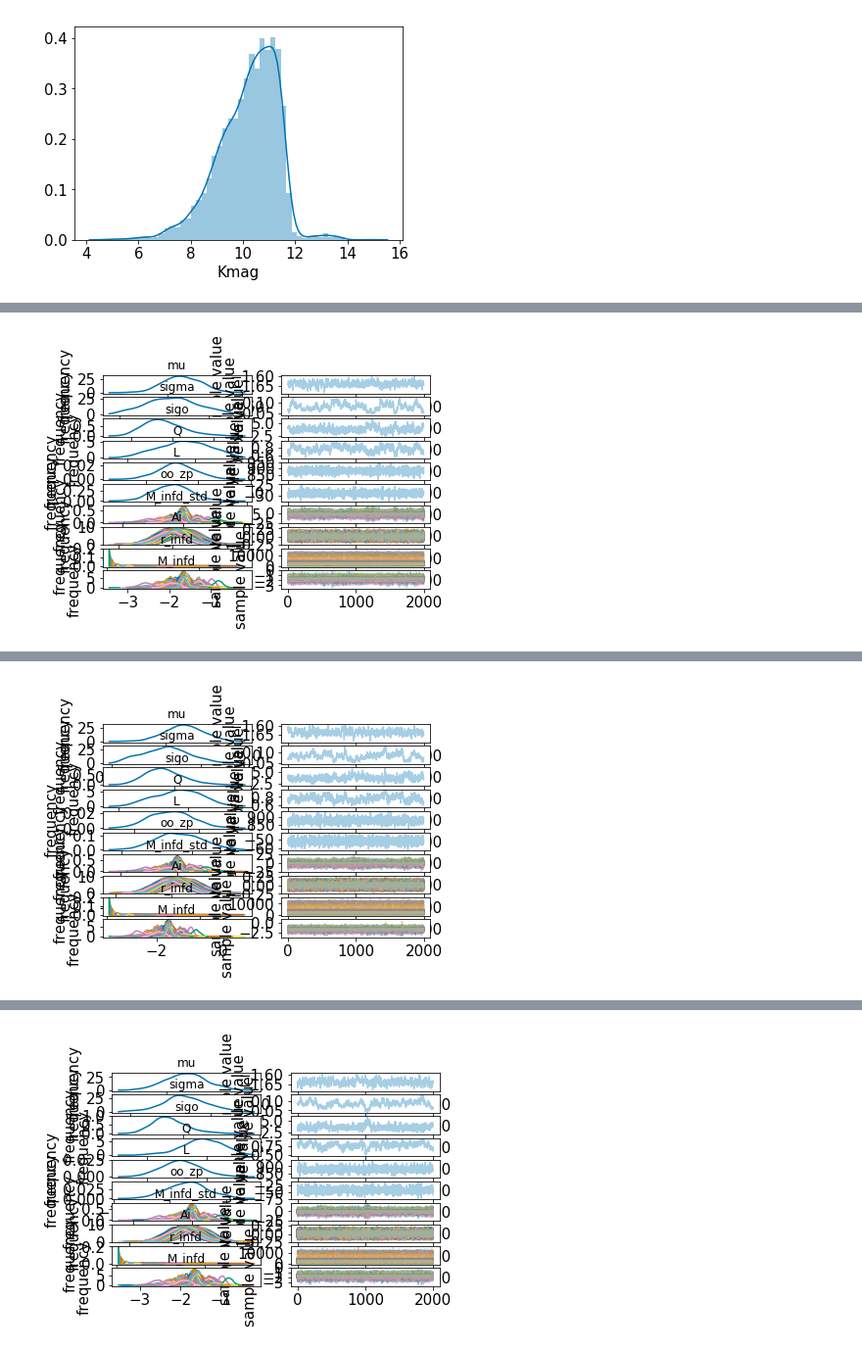
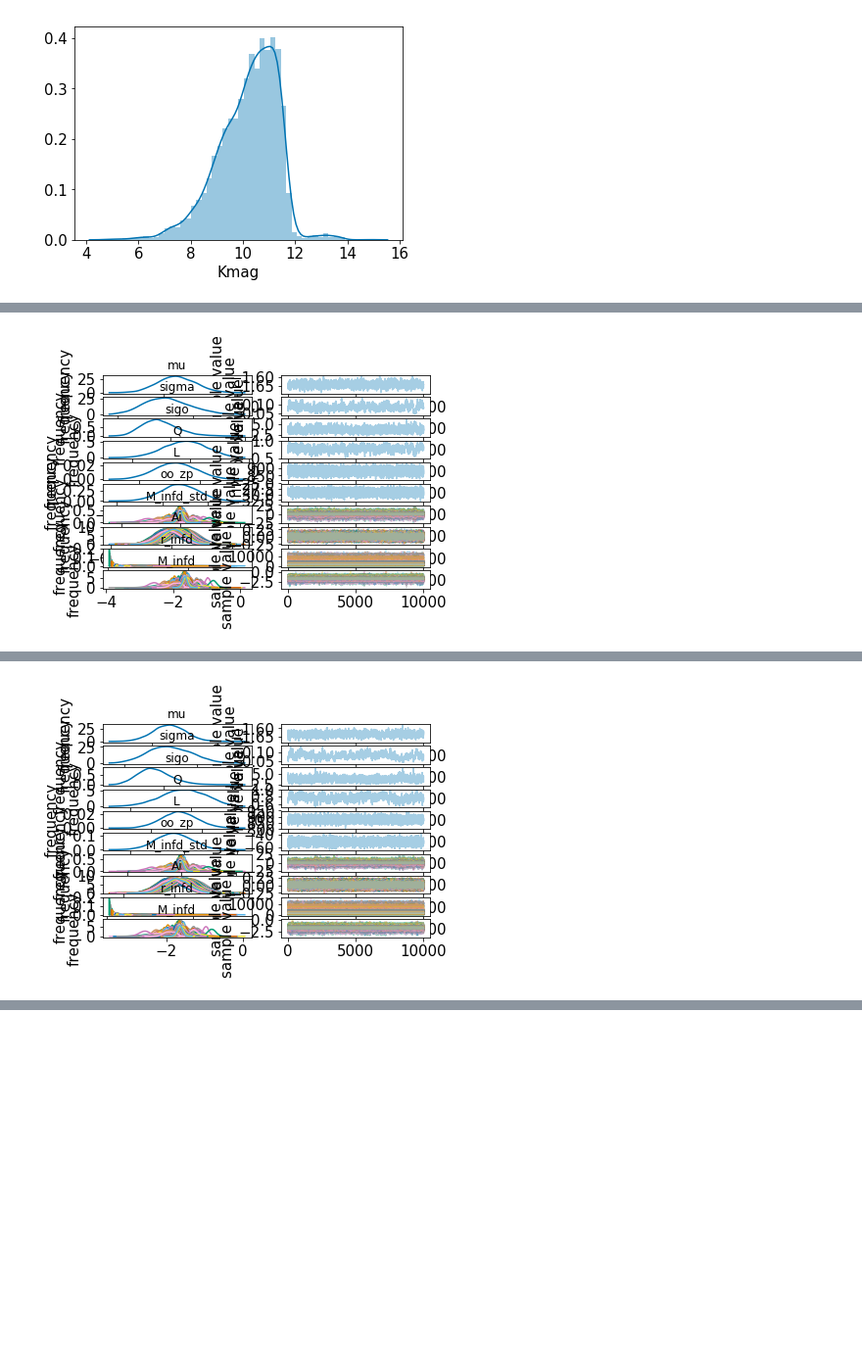
Before and after one commit to ojhall94/GAIA, a Jupyter notebook: run-zero-points.ipynb, the cells around one changed output, grey strips where cells are left out. Shown at 98% size. Drawn from its saved outputs; the diff is of its cells as text; code cells hidden in the pictures; blank space fills up the shorter version.

```diff
--- a/run-zero-points.ipynb
+++ b/run-zero-points.ipynb
@@ -233,7 +233,7 @@ for author in oozps.index.values:
     dat['oozp_spread'] = oozps.loc[author]['spread']
     init['oozp'] = oozps.loc[author]['mu']
 
-    fit = sm.sampling(data = dat, iter = 1000, chains=4, seed = 24601,
+    fit = sm.sampling(data = dat, iter = 5000, chains=4, seed = 24601,
                         init = [init for i in range(4)])
     chain = np.array([fit[label] for label in pars])
     np.savetxt(runlabel+'_chains.txt', chain)
@@ -260,3 +261,3 @@ WARNING:pystan:Chain 4: E-BFMI = 0.100932648601
 WARNING:pystan:E-BFMI below 0.2 indicates you may need to reparameterize your model
 WARNING:pystan:Deprecation warning. In future, use ArviZ library (`pip install arviz`)
-[figure, old version]
+[figure, new version]
@@ -269,3 +270,3 @@ WARNING:pystan:Chain 4: E-BFMI = 0.10640982916
 WARNING:pystan:E-BFMI below 0.2 indicates you may need to reparameterize your model
 WARNING:pystan:Deprecation warning. In future, use ArviZ library (`pip install arviz`)
-[figure, old version]
+[figure, new version]
@@ -280 +272,0 @@ WARNING:pystan:Deprecation warning. In future, use ArviZ library (`pip install a
-[figure, removed]
```
Also changed, not shown: parts of 2 cells of this notebook, 4 other files.
